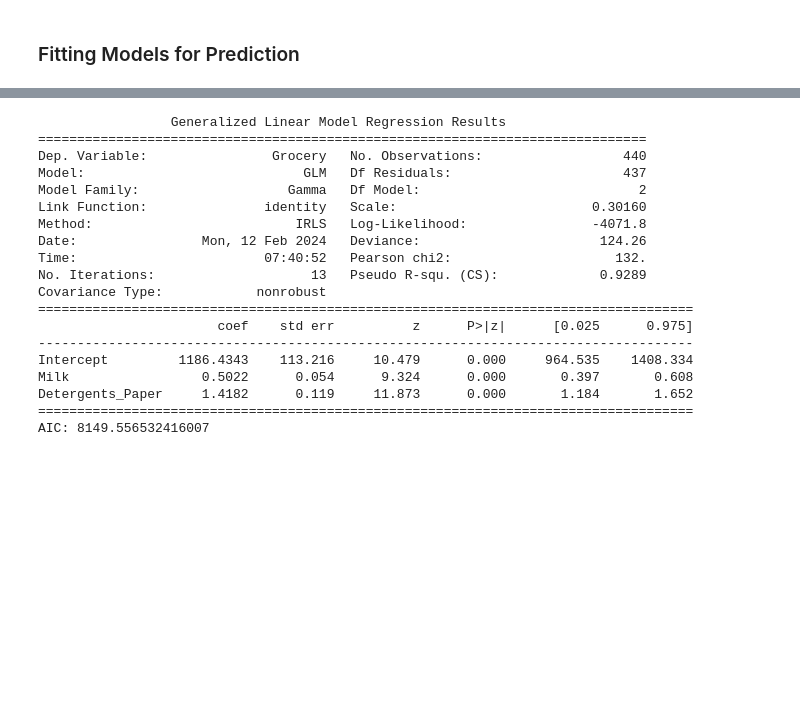
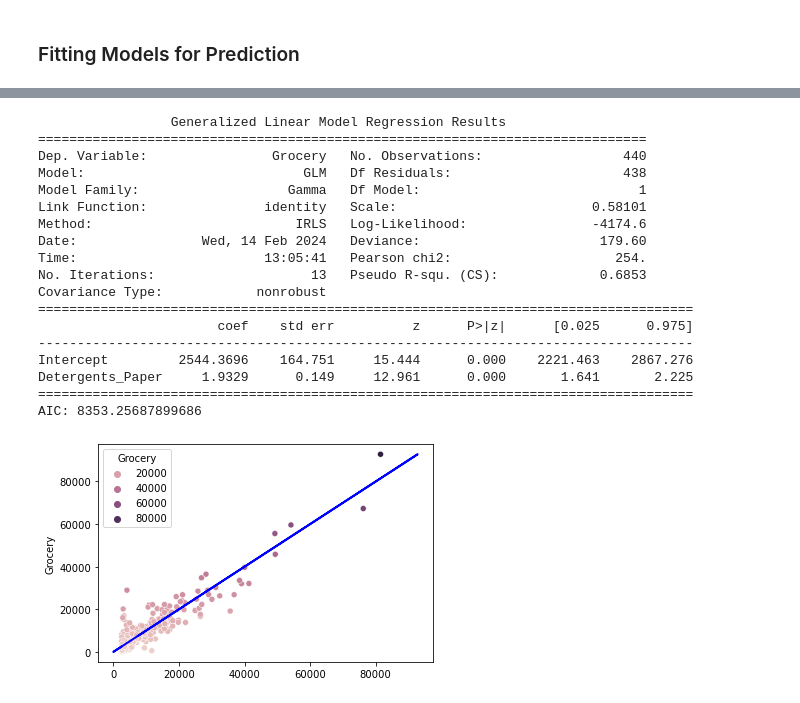
Before and after one commit to lopez-Luis89/Team_Project_AAI-500, a Jupyter notebook: Team Project AAI 500.ipynb, the cells around one changed output, grey strips where cells are left out. Drawn from its saved outputs; the diff is of its cells as text; code cells hidden in the pictures; blank space fills up the shorter version.

```diff
--- a/Team Project AAI 500.ipynb
+++ b/Team Project AAI 500.ipynb
@@ -378,24 +374,31 @@ AIC: 8384.414044002238
 # %%
-fitd = smf.glm(formula='Grocery~  Milk + Detergents_Paper  ',family = sm.families.Gamma(link = sm.families.links.identity()) ,data = df).fit()#Fitting a Linear Model  To  Build an equation to predict how much groceries will be bought
+fitd = smf.glm(formula='Grocery~ Detergents_Paper ',family = sm.families.Gamma(link = sm.families.links.identity()) ,data = df_products).fit()#Fitting a Linear Model  To  Build an equation to predict how much groceries will be bought
 print(fitd.summary())
 print(f'AIC: {fitd.aic}')
 # %% [output]
                  Generalized Linear Model Regression Results
 ==============================================================================
 Dep. Variable:                Grocery   No. Observations:                  440
-Model:                            GLM   Df Residuals:                      437
-Model Family:                   Gamma   Df Model:                            2
-Link Function:               identity   Scale:                         0.30160
-Method:                          IRLS   Log-Likelihood:                -4071.8
-Date:                Mon, 12 Feb 2024   Deviance:                       124.26
-Time:                        07:40:52   Pearson chi2:                     132.
-No. Iterations:                    13   Pseudo R-squ. (CS):             0.9289
+Model:                            GLM   Df Residuals:                      438
+Model Family:                   Gamma   Df Model:                            1
+Link Function:               identity   Scale:                         0.58101
+Method:                          IRLS   Log-Likelihood:                -4174.6
+Date:                Wed, 14 Feb 2024   Deviance:                       179.60
+Time:                        13:05:41   Pearson chi2:                     254.
+No. Iterations:                    13   Pseudo R-squ. (CS):             0.6853
 Covariance Type:            nonrobust
 ====================================================================================
                        coef    std err          z      P>|z|      [0.025      0.975]
 ------------------------------------------------------------------------------------
-Intercept         1186.4343    113.216     10.479      0.000     964.535    1408.334
-Milk                 0.5022      0.054      9.324      0.000       0.397       0.608
-Detergents_Paper     1.4182      0.119     11.873      0.000       1.184       1.652
+Intercept         2544.3696    164.751     15.444      0.000    2221.463    2867.276
+Detergents_Paper     1.9329      0.149     12.961      0.000       1.641       2.225
 ====================================================================================
-AIC: 8149.556532416007
+AIC: 8353.25687899686
+# %%
+#Checking the predictted values agaisnt the actual points
+sns.scatterplot(x = fitd.predict(), y = df_products['Grocery'], hue = df_products['Grocery'])
+# line for perfect predictions
+plt.plot(df['Grocery'], df['Grocery'], color='blue', linewidth=2)
+plt.show()
+# %% [output]
+[figure, added]
```
Also changed, not shown: parts of 7 cells of this notebook.
